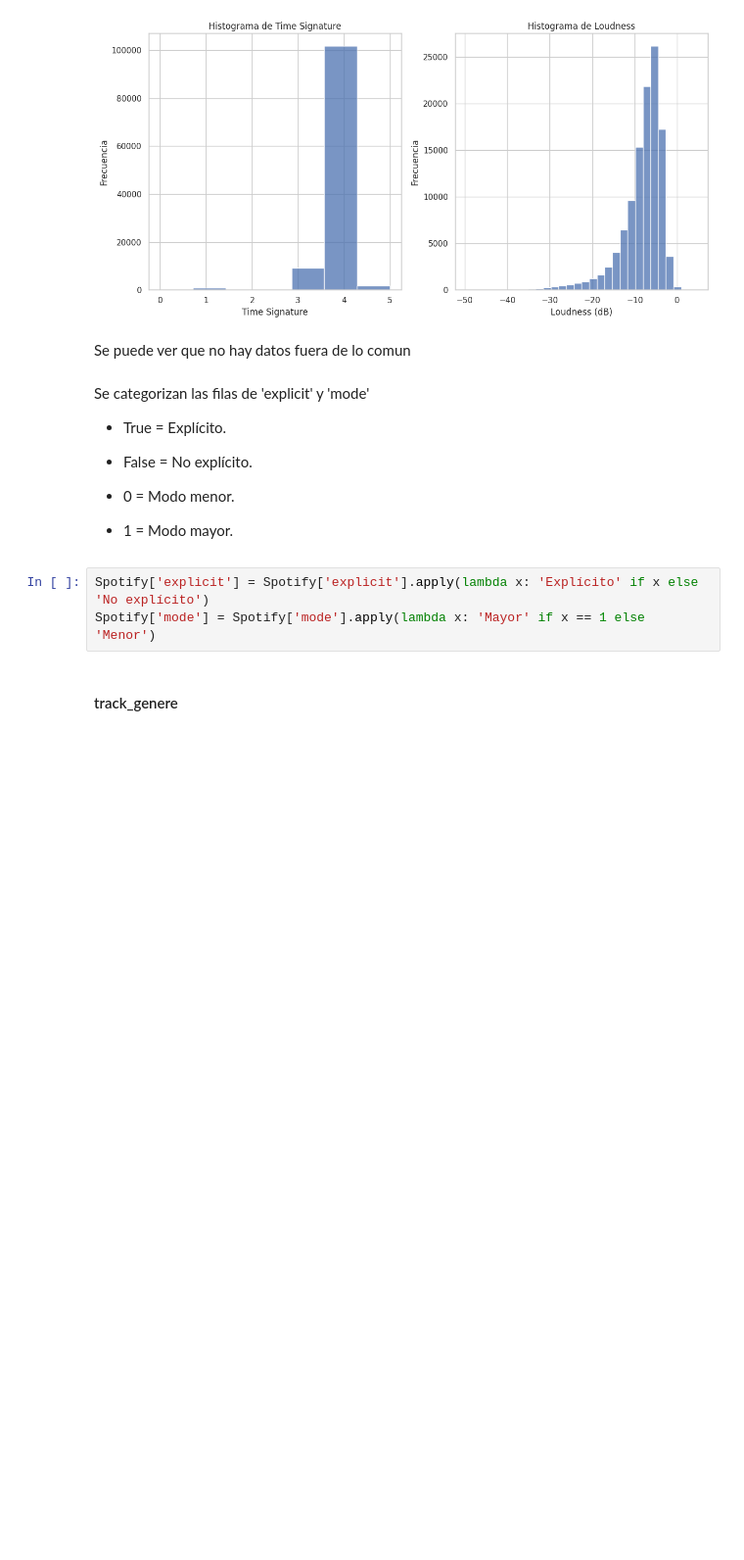
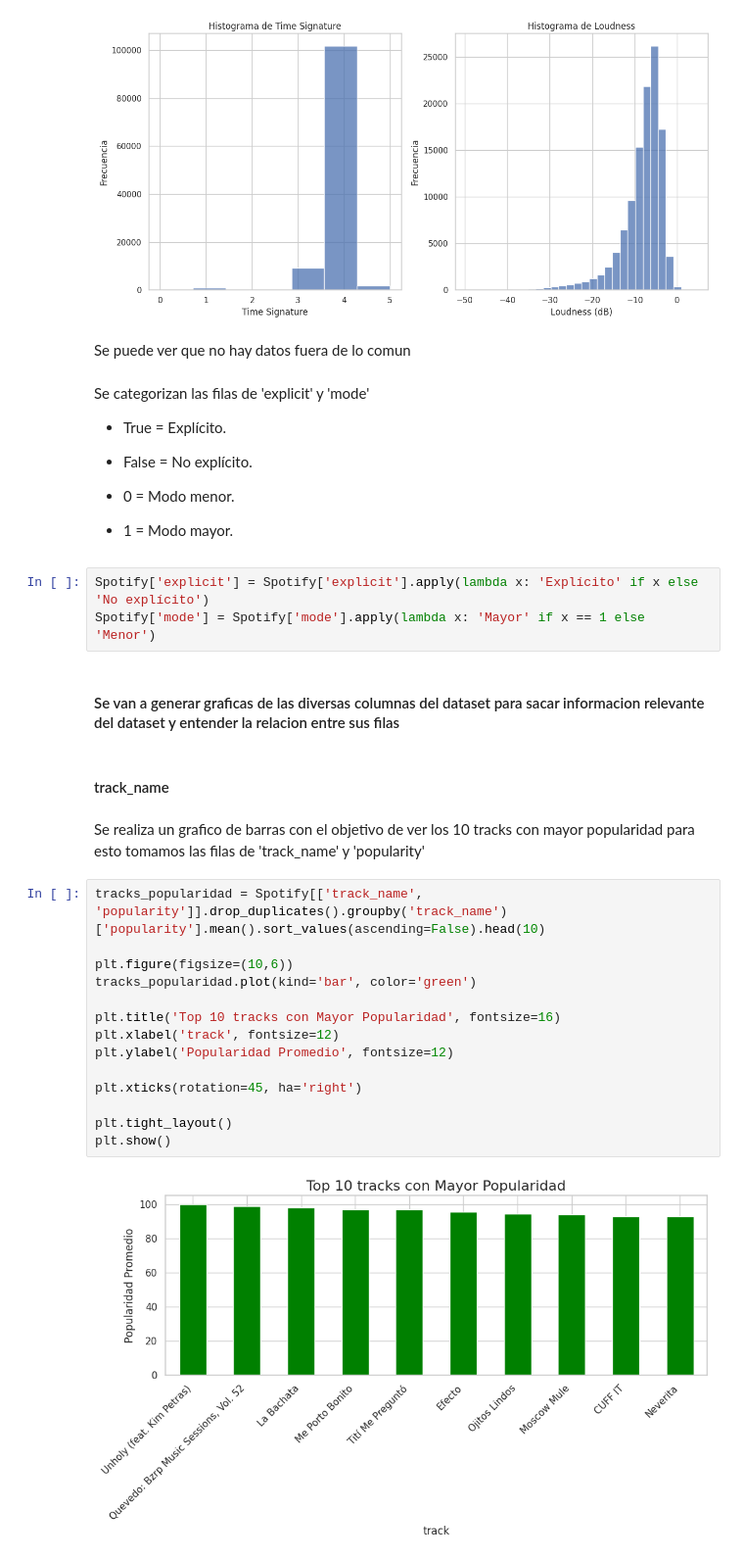
Before and after one commit to camilodelgado23/workshop2, a Jupyter notebook: Analisis_de_Datos/E.D.A_Spotify.ipynb, the cells around one changed output. Shown at 98% size. Saved outputs shown, nothing was run; the diff lists cells and outputs as text; blank space fills up the shorter version.

```diff
--- a/Analisis_de_Datos/E.D.A_Spotify.ipynb
+++ b/Analisis_de_Datos/E.D.A_Spotify.ipynb
@@ -332,5 +332,25 @@ Se categorizan las filas de 'explicit' y 'mode'
 # %%
 Spotify['explicit'] = Spotify['explicit'].apply(lambda x: 'Explícito' if x else 'No explícito')
 Spotify['mode'] = Spotify['mode'].apply(lambda x: 'Mayor' if x == 1 else 'Menor')
+# %% [markdown]
+#### Se van a generar graficas de las diversas columnas del dataset para sacar informacion relevante del dataset y entender la relacion entre sus filas
 # %% [markdown]
-#### track_genere
+#### track_name
+# %% [markdown]
+Se realiza un grafico de barras con el objetivo de ver los 10 tracks con mayor popularidad para esto tomamos las filas de 'track_name' y 'popularity'
+# %%
+tracks_popularidad = Spotify[['track_name', 'popularity']].drop_duplicates().groupby('track_name')['popularity'].mean().sort_values(ascending=False).head(10)
+
+plt.figure(figsize=(10,6))
+tracks_popularidad.plot(kind='bar', color='green')
+
+plt.title('Top 10 tracks con Mayor Popularidad', fontsize=16)
+plt.xlabel('track', fontsize=12)
+plt.ylabel('Popularidad Promedio', fontsize=12)
+
+plt.xticks(rotation=45, ha='right')
+
+plt.tight_layout()
+plt.show()
+# %% [output]
+[figure, added]
```
Also changed, not shown: parts of 26 cells of this notebook, 1 other file.
